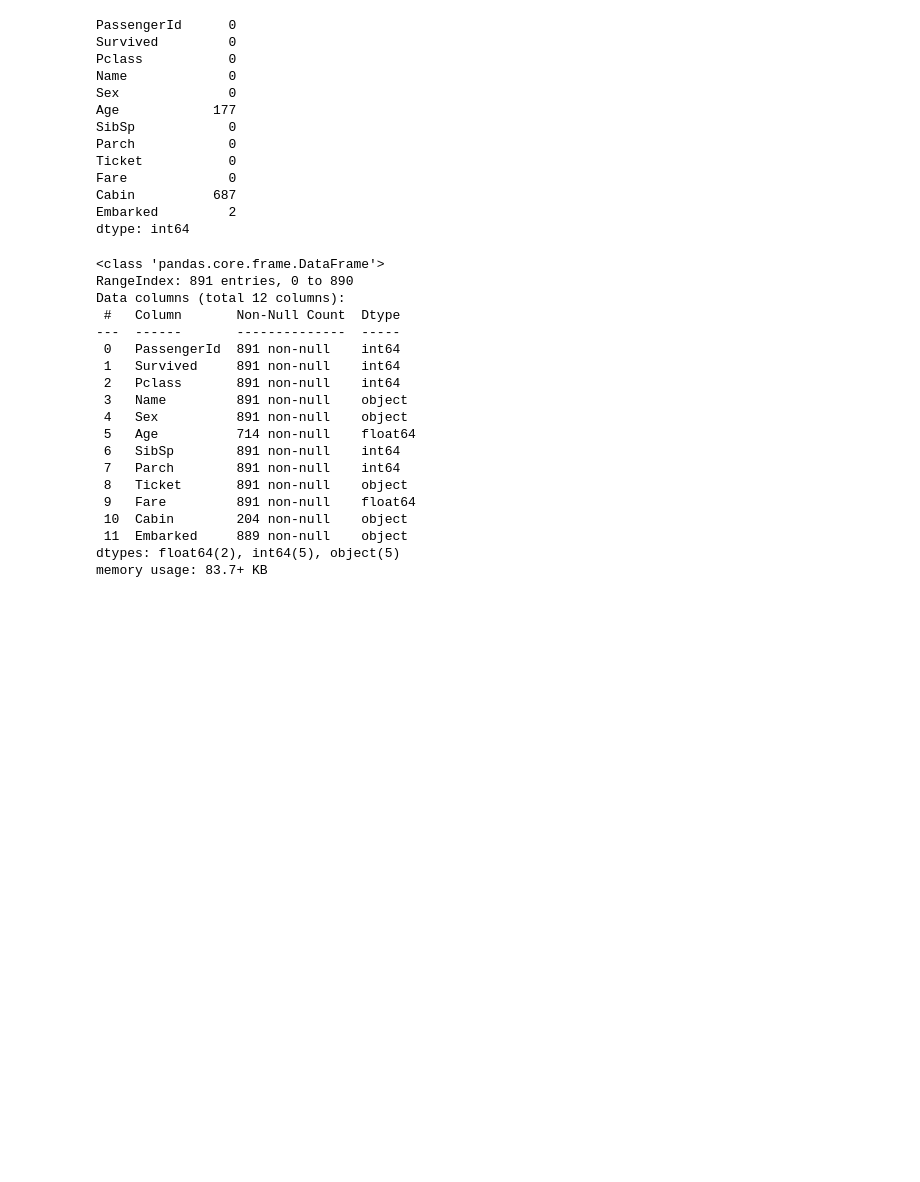
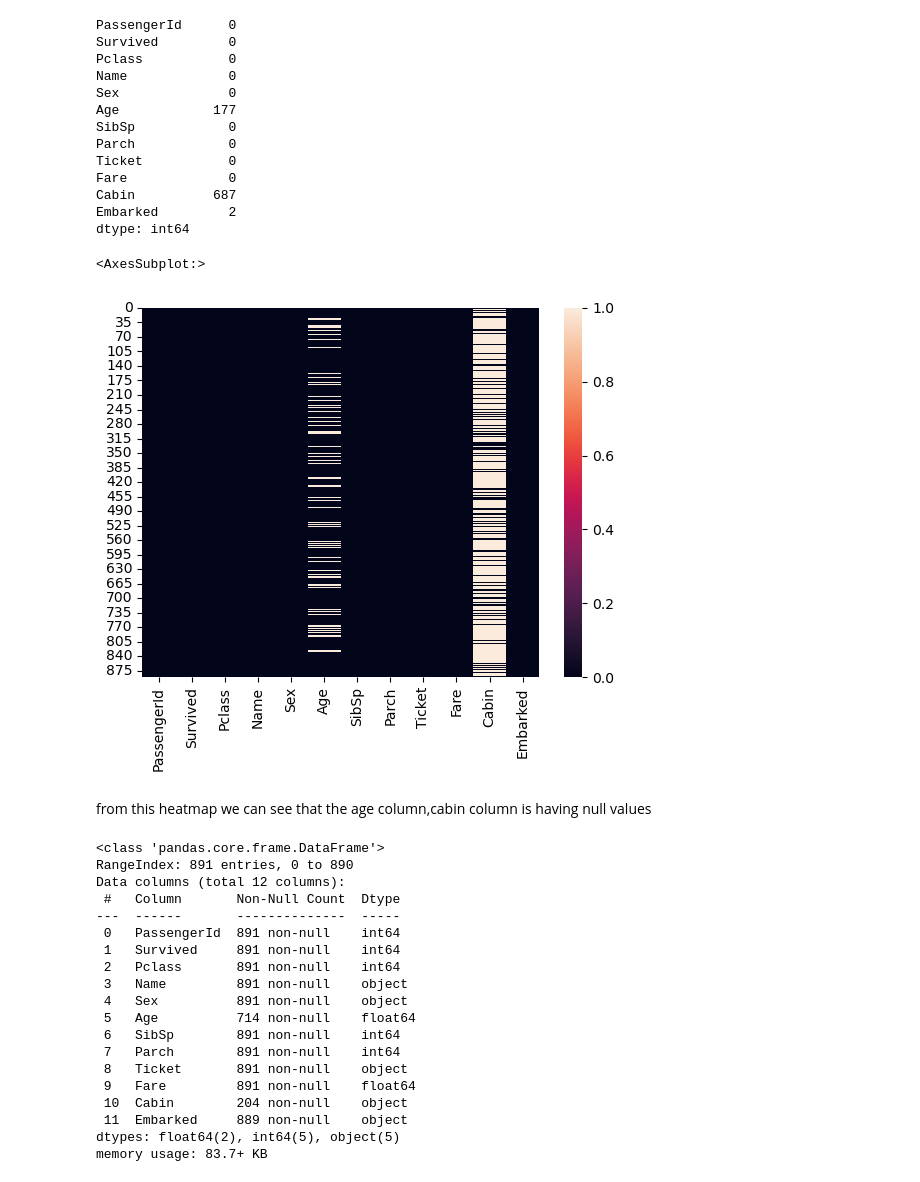
Before and after one commit to rzt1995/Internship, a Jupyter notebook: Practice_project_2.ipynb, the cells around one changed output. Saved outputs shown, nothing was run; the diff lists cells and outputs as text; code cells hidden in the pictures; blank space fills up the shorter version.

```diff
--- a/Practice_project_2.ipynb
+++ b/Practice_project_2.ipynb
@@ -1127,6 +1127,13 @@ Fare             0
 Cabin          687
 Embarked         2
 dtype: int64
+# %%
+sns.heatmap(df.isnull())
+# %% [output]
+<AxesSubplot:>
+[figure, added]
+# %% [markdown]
+from this heatmap we can see that the age column,cabin column is having null values
 # %%
 df.info()
 # %% [output]
```
Also changed, not shown: parts of 58 cells of this notebook.
